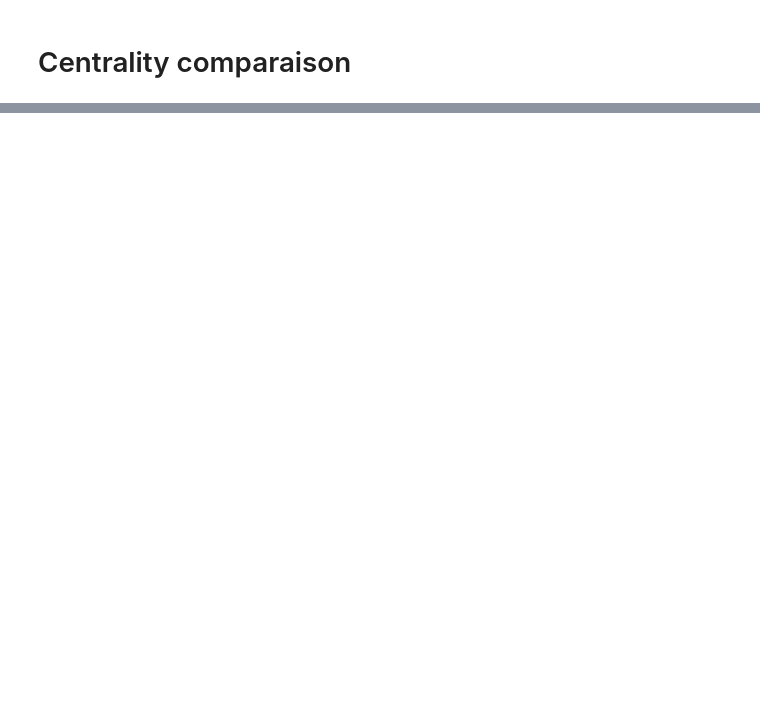
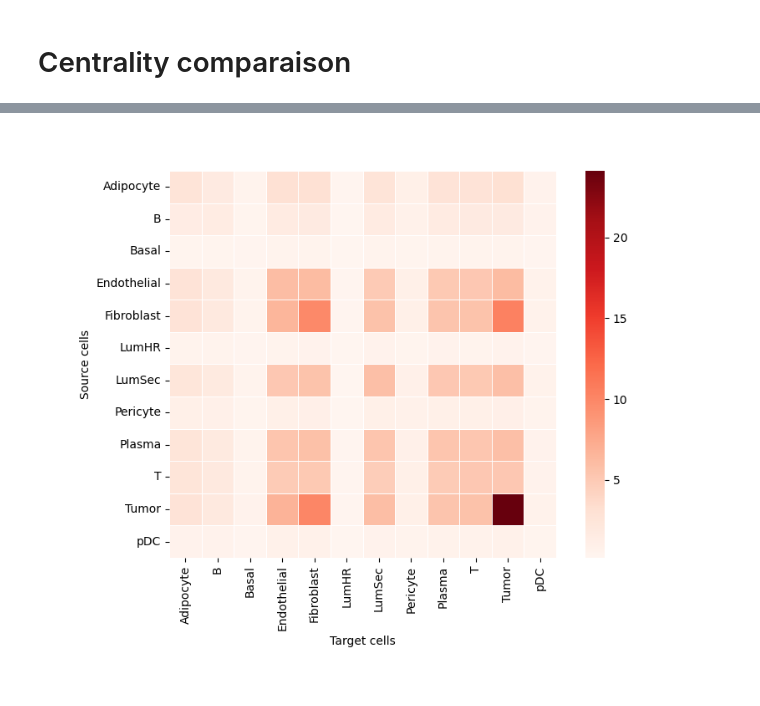
Before and after one commit to Lilian-GA/GenMed_CCC, a Jupyter notebook: sender_receiver_analysis.ipynb, the cells around one changed output, grey strips where cells are left out. Cells and saved outputs as stored; diff of their text form; code cells hidden in the pictures; blank space fills up the shorter version.

```diff
--- a/sender_receiver_analysis.ipynb
+++ b/sender_receiver_analysis.ipynb
@@ -148,0 +194,18 @@ fig = circos.plotfig()
+# %%
+def plot_ccc_heatmap(mat, title="", cmap="Reds"):
+    plt.figure(figsize=(8, 6))
+    sns.heatmap(
+        mat,
+        cmap=cmap,
+        square=True,
+        linewidths=0.5
+    )
+    plt.title(title)
+    plt.xlabel("Target cells")
+    plt.ylabel("Source cells")
+    plt.tight_layout()
+    plt.show()
+# %%
+plot_ccc_heatmap(df_sein)
+# %% [output]
+[figure, added]
```
Also changed, not shown: parts of 16 cells of this notebook.
